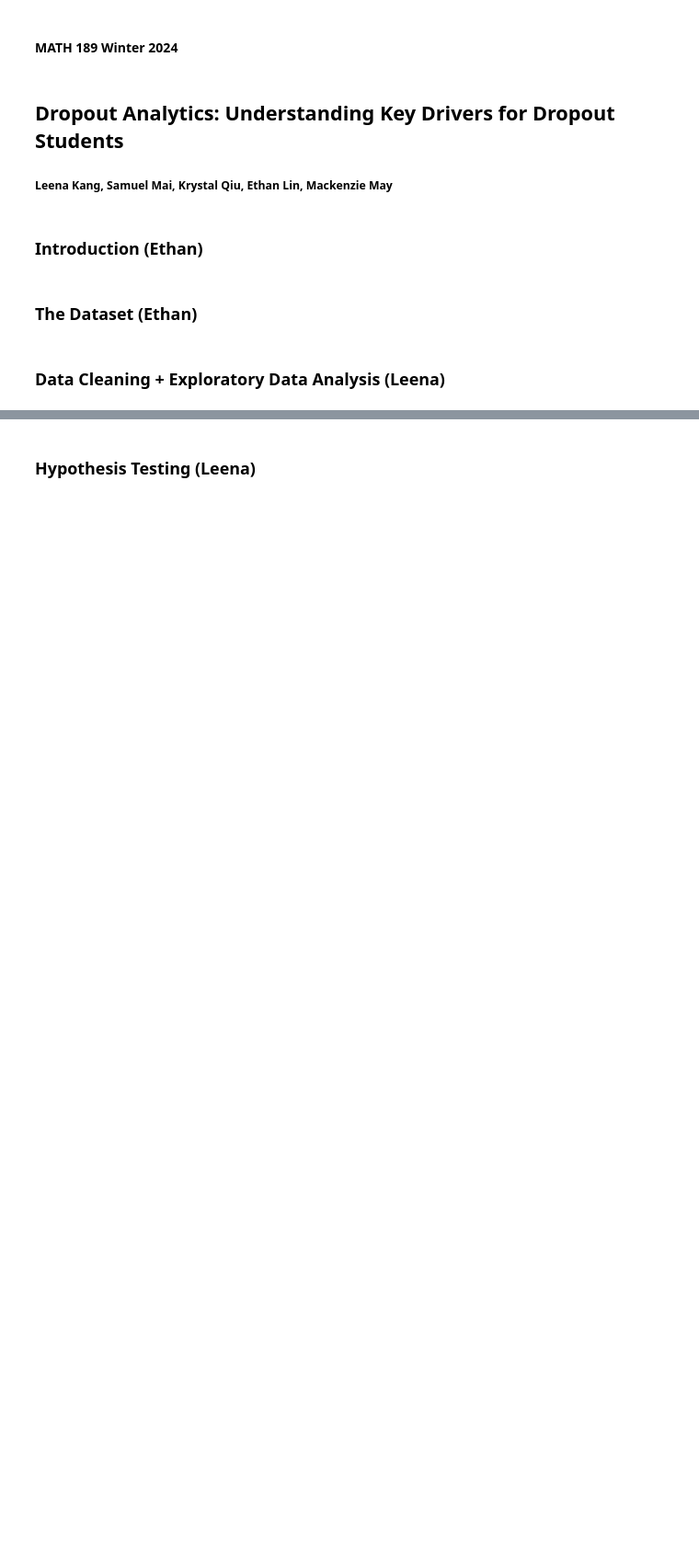
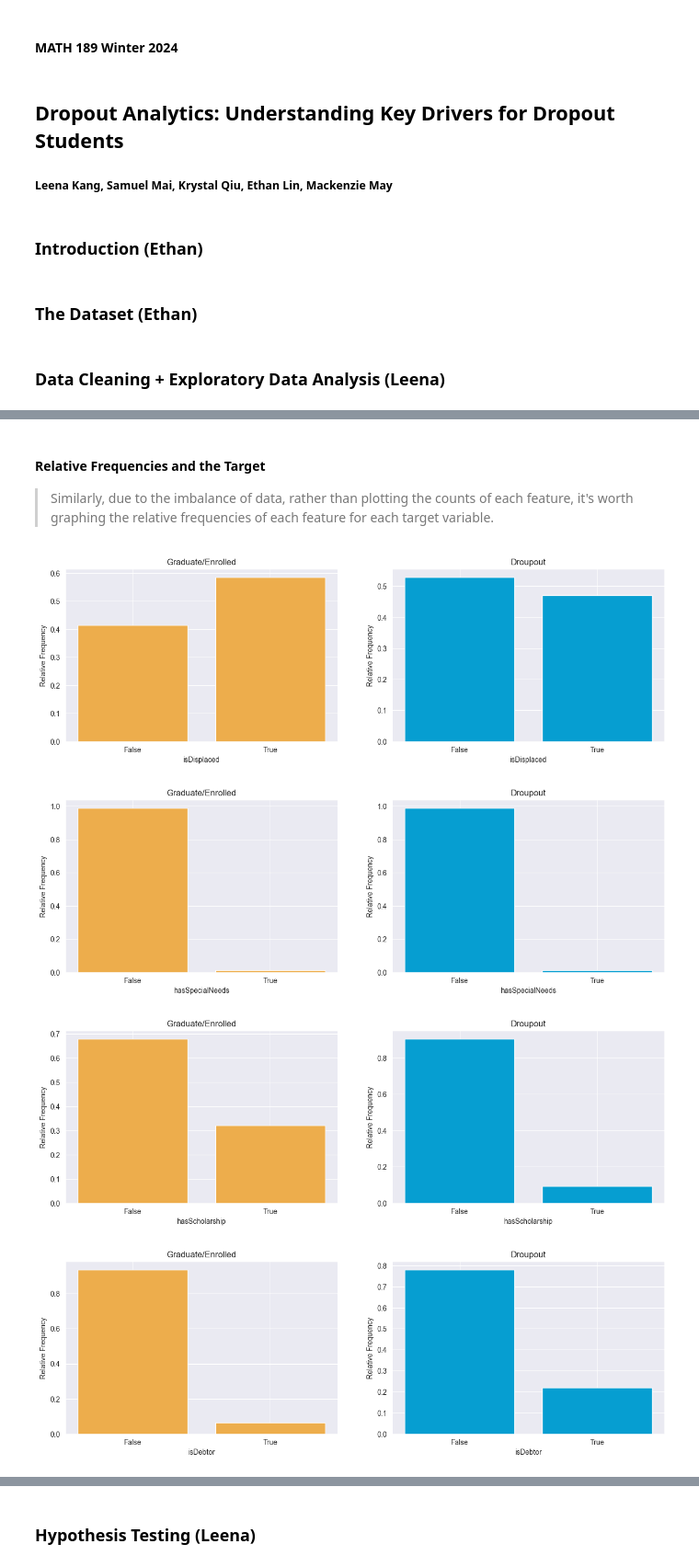
Before and after one commit to mnmay2020/MATH189_Project, a Jupyter notebook: Final_SourceCode.ipynb, the cells around one changed output, grey strips where cells are left out. Shown at 92% size. Drawn from its saved outputs; the diff is of its cells as text; code cells hidden in the pictures; blank space fills up the shorter version.

```diff
--- a/Final_SourceCode.ipynb
+++ b/Final_SourceCode.ipynb
@@ -22,0 +413,50 @@ import statsmodels.formula.api as smf
+# %% [markdown]
+#### Relative Frequencies and the Target
+> Similarly, due to the imbalance of data, rather than plotting the counts of each feature, it's worth graphing the relative frequencies of each feature for each target variable.
+# %%
+# features with boolean types
+cols = ['isDisplaced', 'hasSpecialNeeds', 'hasScholarship', 'isDebtor']
+
+pos = 1
+for col in cols:
+    plt.figure(figsize=(15,20))
+
+    #creating DF with col, relative frequency for GRADUATE/ENROLLED
+    grad_relfreq = df1_grad.groupby(col).count().reset_index()
+    grad_relfreq = grad_relfreq.assign(Relative_Frequency = grad_relfreq.get('Course') / df1_grad.shape[0])
+    grad_relfreq = grad_relfreq[[col, 'Relative_Frequency']]
+    #convert bool val to String object
+    grad_relfreq[col] = grad_relfreq.get(col).astype(str)
+
+    #plot
+    plt.subplot(4,2,pos)
+    plt.bar(data=grad_relfreq, x=col, height='Relative_Frequency', color='#edad4c')
+    plt.xlabel(col)
+    plt.ylabel('Relative Frequency')
+    plt.title('Graduate/Enrolled')
+
+    #increment
+    pos += 1
+
+    #creating DF with col, relative frequency for DROPOut
+    drop_relfreq = df1_drop.groupby(col).count().reset_index()
+    drop_relfreq = drop_relfreq.assign(Relative_Frequency = drop_relfreq.get('Course') / df1_drop.shape[0])
+    drop_relfreq = drop_relfreq[[col, 'Relative_Frequency']]
+    drop_relfreq[col] = drop_relfreq.get(col).astype(str)
+
+    #plot
+    plt.subplot(4,2,pos)
+    plt.bar(data=drop_relfreq, x=col, height='Relative_Frequency', color='#069ed1')
+    plt.xlabel(col)
+    plt.ylabel('Relative Frequency')
+    plt.title('Droupout')
+
+    plt.show()
+
+    #increment
+    pos += 1
+# %% [output]
+[figure, added]
+[figure, added]
+[figure, added]
+[figure, added]
```
Also changed, not shown: parts of 111 cells of this notebook, 3 other files.
